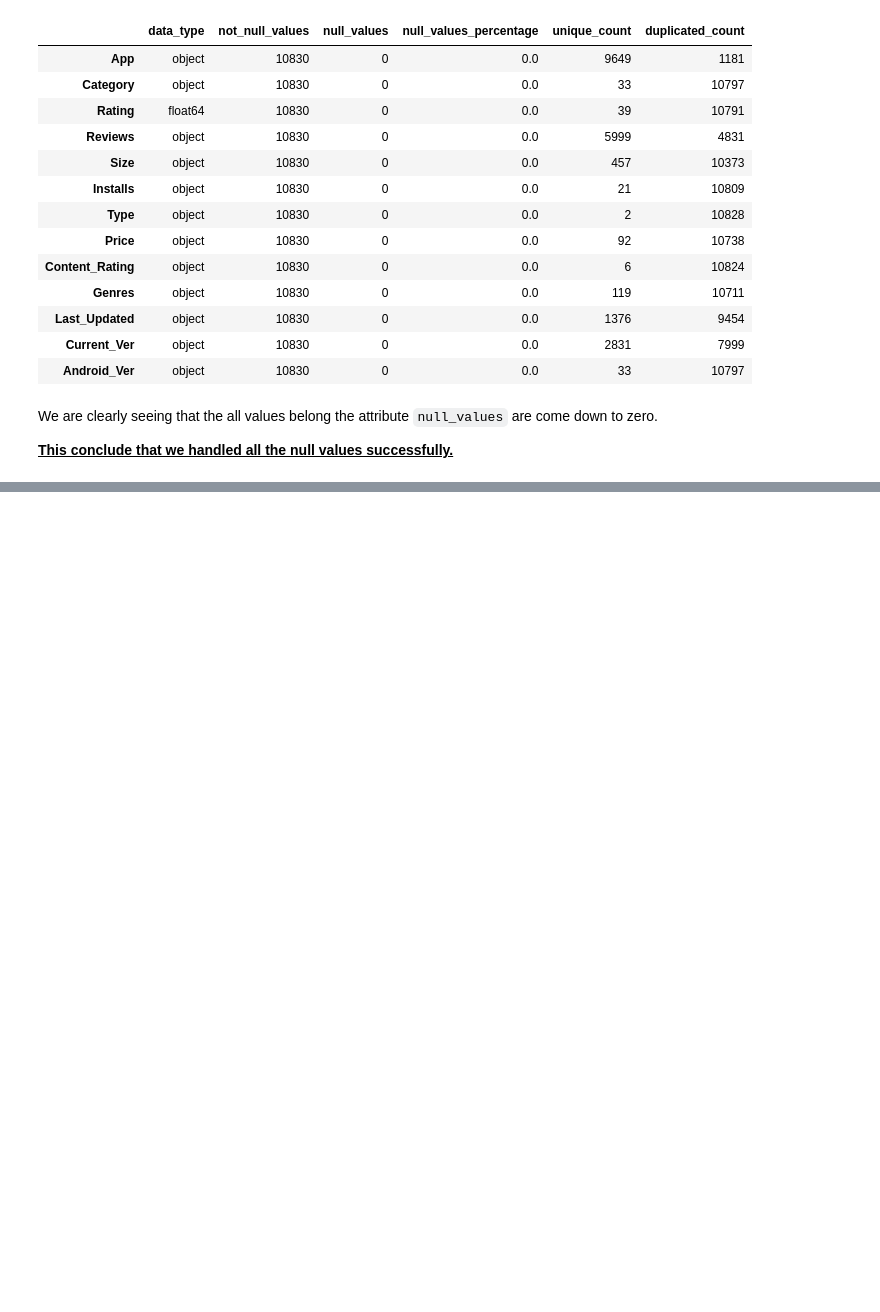
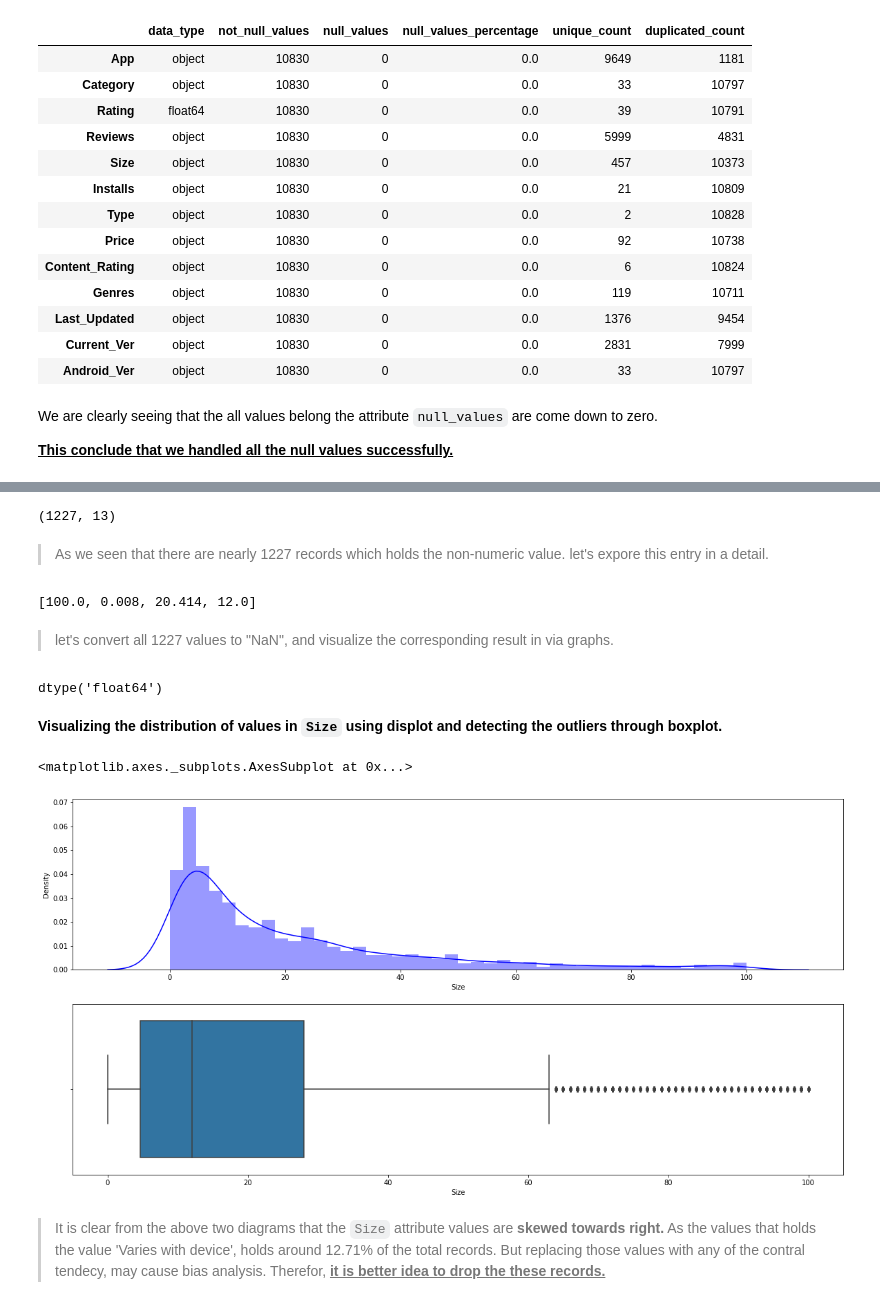
Before and after one commit to ashish-mali/EDA-On-Playstore-App-Reviews, a Jupyter notebook: Play_Store_App_Review_Analysis_Capstone_Project.ipynb, the cells around one changed output, grey strips where cells are left out. Saved outputs shown, nothing was run; the diff lists cells and outputs as text; code cells hidden in the pictures; blank space fills up the shorter version.

Commit message:
Handling duplicate, data types and manipulating dataset.

```diff
--- a/Play_Store_App_Review_Analysis_Capstone_Project.ipynb
+++ b/Play_Store_App_Review_Analysis_Capstone_Project.ipynb
@@ -909,0 +1125,27 @@ metainfo()
+# %%
+# Defining a function to convert all the entries in KB to MB and then converting them to float datatype.
+# defining a function
+def convert_kb_to_mb(row):
+  # doc string for function information.
+  '''This function converts all the valid entries in KB to MB and returns the result in float datatype.'''
+  try:
+    # if entry is in MB represented as 'M ' in attribute.
+    if 'M' in row:
+      # remove suffix and convert rest in float data type.
+      return float(row[:-1])
+    # if entry is in KB represented as 'K' in attribute.
+    elif 'k' in row:
+       # remove suffix and convert rest in float data type.
+      return round(float(row[:-1])/1024, 3)
+    # if encountered with any other case just return that record.
+    else:
+      return row
+  # if anywhere in the execution case an exception handling it below.
+  except:
+    return row
+# %%
+# let's apply the above function to each row of the 'Size' attribute.
+ps_df['Size'] = ps_df['Size'].apply(lambda x: convert_kb_to_mb(x))
+
+# review the transformation.
+ps_df
@@ -909,0 +1166,50 @@ metainfo()
+# %%
+ps_df[ps_df['Size'] == 'Varies with device'].shape
+# %% [output]
+(1227, 13)
+# %% [markdown]
+> As we seen that there are nearly 1227 records which holds the non-numeric value. let's expore this entry in a detail.
+# %%
+# Finding max, min, mean, and median in the Size column excluding the 'Varies with device' values.
+
+max_size = ps_df[ps_df['Size'] != 'Varies with device']['Size'].max()
+
+min_size = ps_df[ps_df['Size'] != 'Varies with device']['Size'].min()
+
+mean_size = round(ps_df[ps_df['Size'] != 'Varies with device']['Size'].mean(),3)
+
+median_size = ps_df[ps_df['Size'] != 'Varies with device']['Size'].median()
+
+# printing the values of min, max, mean, median.
+[max_size, min_size, mean_size, median_size]
+# %% [output]
+[100.0, 0.008, 20.414, 12.0]
+# %% [markdown]
+> let's convert all 1227 values to "NaN", and visualize the corresponding result in via graphs.
+# %%
+# converting all values which holds 'varies with device' to NaN
+ps_df['Size'] = ps_df['Size'].apply(lambda x: str(x).replace('Varies with device', 'NaN') if 'Varies with device' in str(x) else x)
+# %%
+# covert the data types to float.
+ps_df['Size'] = ps_df['Size'].apply(lambda x: float(x))
+# %%
+# checking the reflections
+ps_df.dtypes['Size']
+# %% [output]
+dtype('float64')
+# %% [markdown]
+<b>Visualizing the distribution of values in <code>Size</code> using displot and detecting the outliers through boxplot.</b>
+# %%
+# Distplot
+fig, ax = plt.subplots(2,1, figsize=(20,10))
+sns.distplot(ps_df[ps_df['Size'] != 'Varies with device']['Size'], color='blue', ax=ax[0])
+
+#boxplot
+sns.boxplot(x='Size',data=ps_df, ax=ax[1])
+# %% [output]
+<matplotlib.axes._subplots.AxesSubplot at 0x...>
+[figure, added]
+# %% [markdown]
+> It is clear from the above two diagrams that the <code>Size</code> attribute values are <b>skewed towards right.</b></br>
+> As the values that holds the value 'Varies with device', holds around 12.71% of the total records. But replacing those values with any of the contral tendecy, may cause bias analysis.</br>
+> Therefor, <b><u>it is better idea to drop the these records.</u><b>
```
Also changed, not shown: parts of 84 cells of this notebook.
